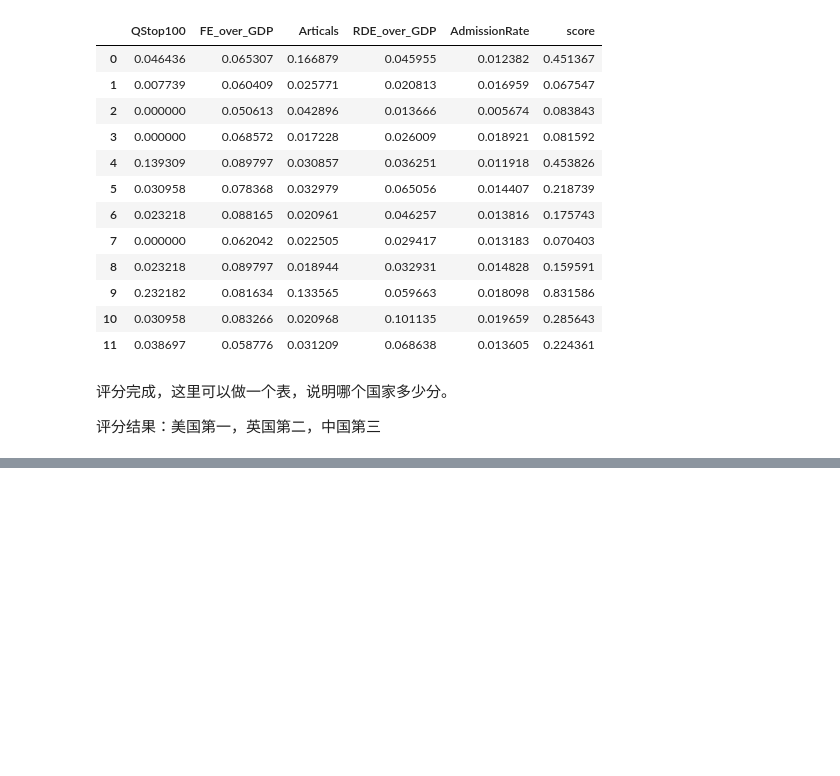
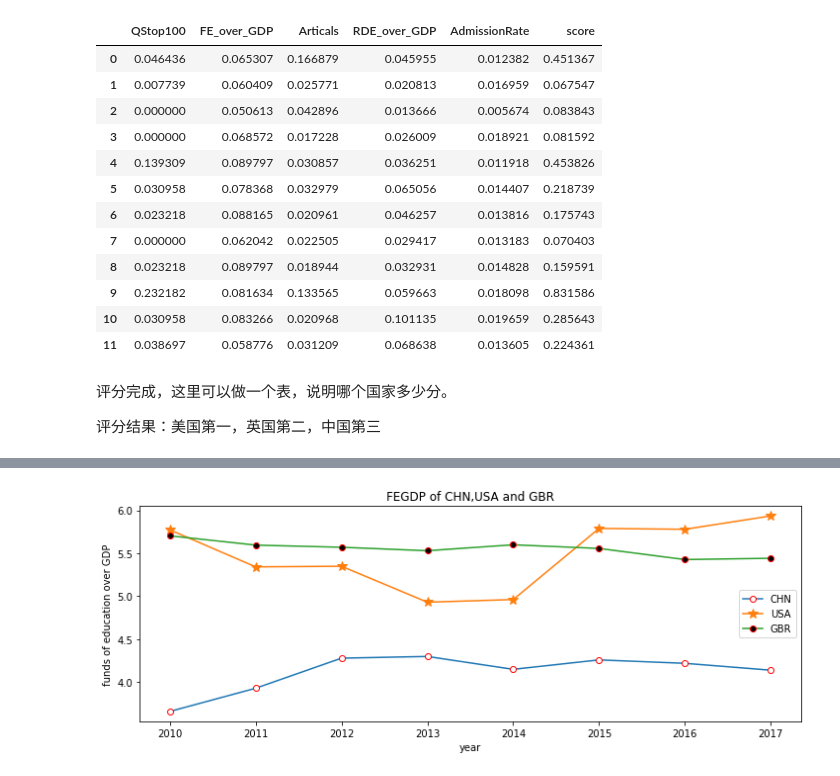
Before and after one commit to Lyman-Smoker/ICM_2021_F, a Jupyter notebook: 美赛F题.ipynb, the cells around one changed output, grey strips where cells are left out. Drawn from its saved outputs; the diff is of its cells as text; code cells hidden in the pictures; blank space fills up the shorter version.

```diff
--- a/美赛F题.ipynb
+++ b/美赛F题.ipynb
@@ -429,0 +473,6 @@ df
+# %%
+import pandas as pd
+# 读数据
+FEGDP=pd.read_csv('D:/数模/2021年美国数学建模大赛/dataForF/教育经费GDP占比(已自动还原).csv')
+FEGDP=FEGDP.dropna()
+FEGDP
@@ -429,0 +493,16 @@ df
+# %%
+#
+import matplotlib.pyplot as plt
+import numpy as np
+%matplotlib inline
+fig = plt.figure(figsize=(12,4))
+plt.plot(np.arange(2010,2018), FEGDP.iloc[0,2:], label='CHN',marker='o', mec='r', mfc='w')
+plt.plot(np.arange(2010,2018), FEGDP.iloc[2,2:], label='USA', marker='*', ms=10)
+plt.plot(np.arange(2010,2018), FEGDP.iloc[3,2:], label='GBR',marker='o', mec='r',mfc='k')
+plt.title('FEGDP of CHN,USA and GBR')
+plt.xlabel('year')
+plt.ylabel('funds of education over GDP')
+plt.legend(loc='right')#绘制曲线图例，信息来自类型label
+plt.show()
+# %% [output]
+[figure, added]
```
Also changed, not shown: parts of 19 cells of this notebook.
